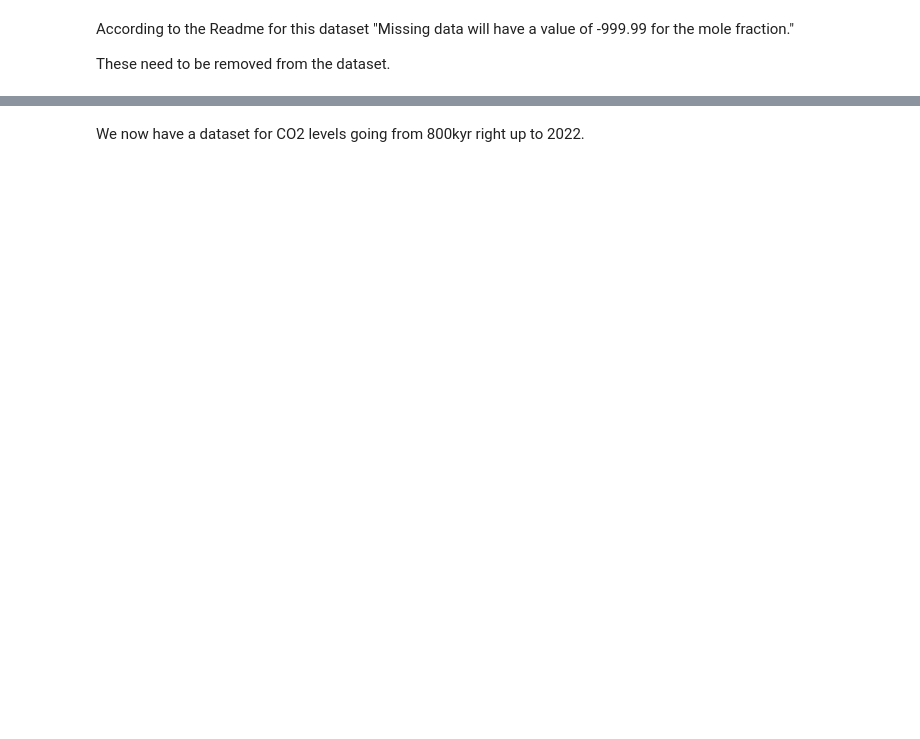
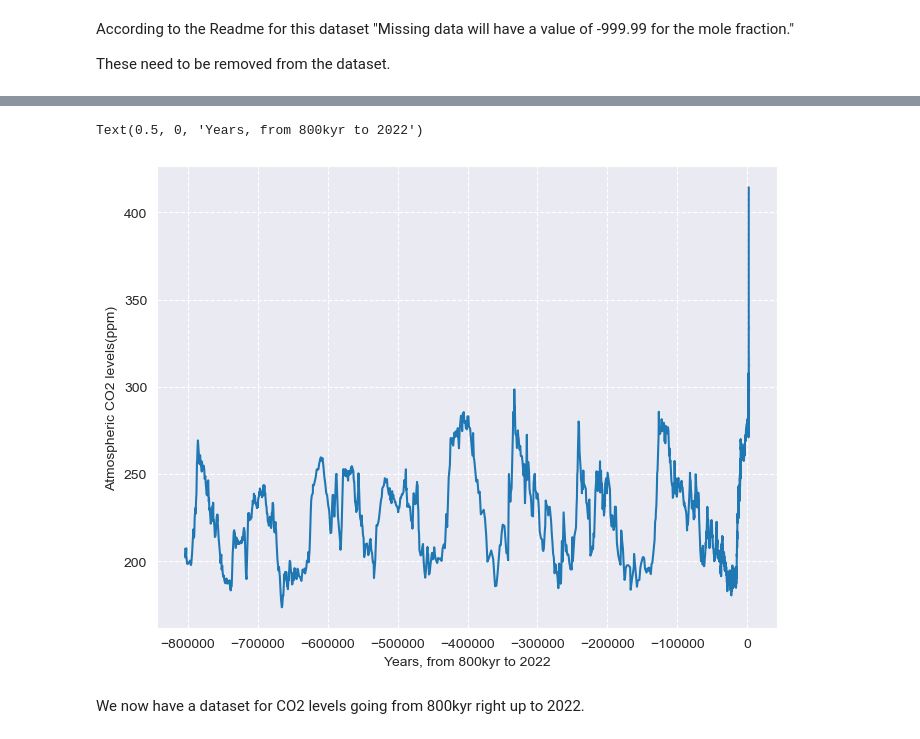
Before and after one commit to Kevin002023/PFDA--Climate-Project, a Jupyter notebook: PFDA-Project-2.ipynb, the cells around one changed output, grey strips where cells are left out. Saved outputs shown, nothing was run; the diff lists cells and outputs as text; code cells hidden in the pictures; blank space fills up the shorter version.

```diff
--- a/PFDA-Project-2.ipynb
+++ b/PFDA-Project-2.ipynb
@@ -169,9 +183,9 @@ The Global Monitiroing Laboratory (GML) of the National Oceanic and Atmospheric
 
 These datasets have been downloaded from the GML website[[ref]](https://gml.noaa.gov/aftp/data/trace_gases/co2/in-situ/surface/) as .txt files. For the ease of importing it to this notebook I converted the South Pole file to a csv and saved it as "co2_spo_surface_MonthlyData.csv" in my project folder.
 # %%
-#reading in the dataset
+#reading in the South Pole (spo))dataset
 
-spo_co2 = pd.read_csv('co2_spo_surface_MonthlyData.csv', skiprows=2) #the data we want begins on line 7
+spo_co2 = pd.read_csv('Datasets Used/co2_spo_surface_MonthlyData.csv', skiprows=2) #the data we want begins on line 7
 spo_co2 = spo_co2.iloc[:, [1, 2, 10]]
 
 spo_co2.head()
@@ -224,14 +308,17 @@ complete_co2
 # %%
 plt.figure(figsize=(8, 6))  # Adjust the figure size if needed
 
-sns.lineplot(ipcc, x = "Corrected Years", y = "CO2(ppmv)",)
+sns.lineplot(complete_co2, x = "Corrected Years", y = "CO2(ppmv)",)
 sns.set_style("darkgrid" , {"ytick.major.size": 10 , "ytick.minor.size": 2 , 'grid.linestyle': '--'})
 #plt.gca().invert_xaxis() # reversing x axis so 2023 is furthest to the right
 
 #sns.regplot(x = ipcc['Year'], y = ipcc['CO2(ppmv)'], scatter=False, color='red', label='Trendline')
 
 #plt.xlim(-800000, 0) # went to 10000 to allow us to see the values in the present day
 plt.ylabel('Atmospheric CO2 levels(ppm)')
 plt.xlabel('Years, from 800kyr to 2022')
+# %% [output]
+Text(0.5, 0, 'Years, from 800kyr to 2022')
+[figure, added]
 # %% [markdown]
 We now have a dataset for CO2 levels going from 800kyr right up to 2022.
```
Also changed, not shown: parts of 14 cells of this notebook.
